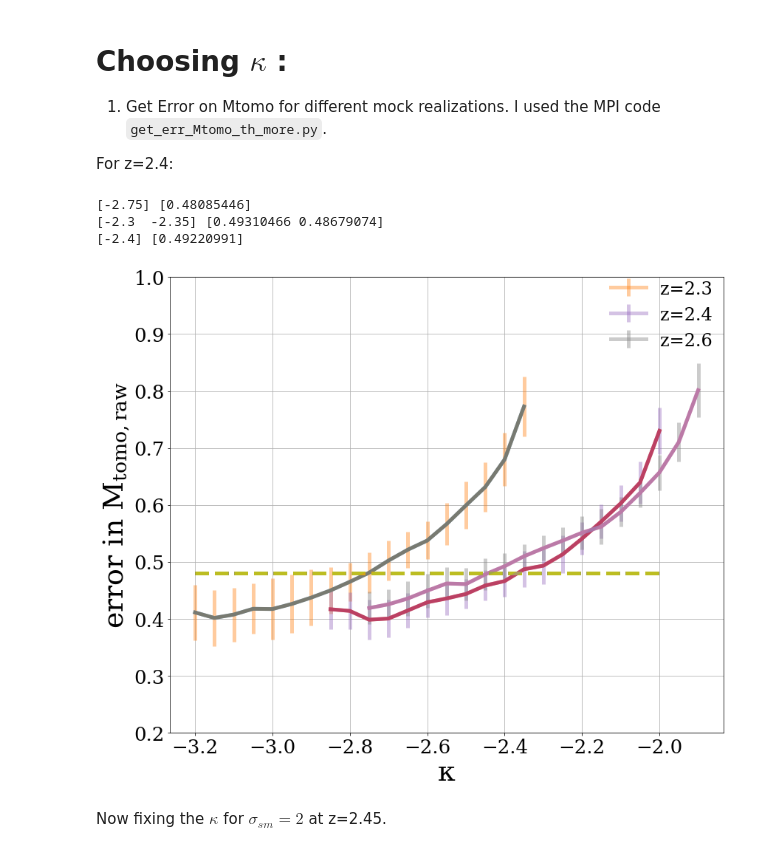
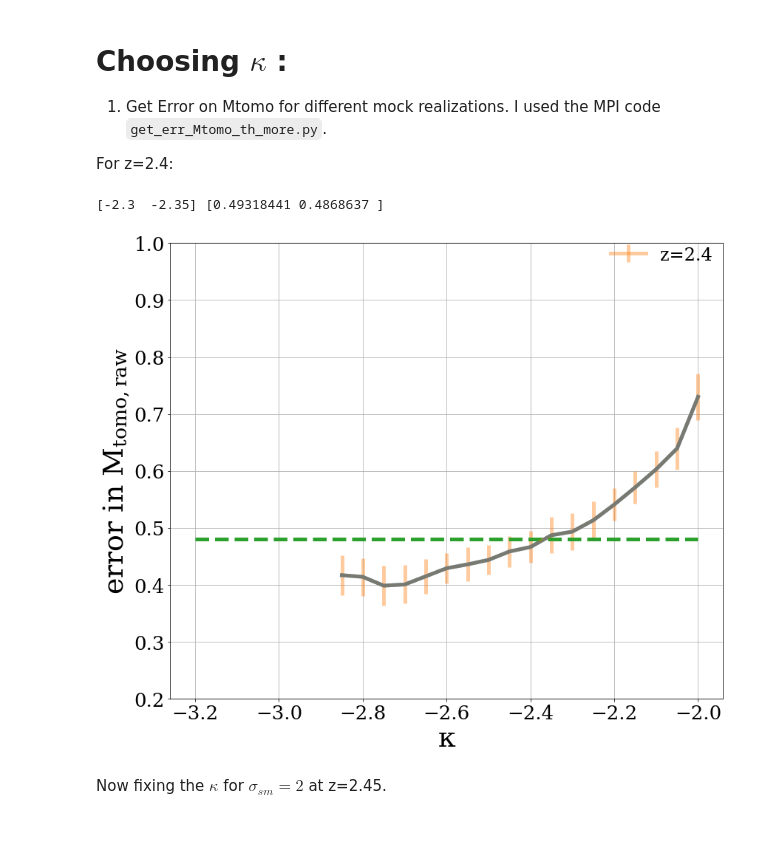
Before and after one commit to qezlou/LyTomo_Watershed, a Jupyter notebook: select_kappa_nu.ipynb, the cells around one changed output. Cells and saved outputs as stored; diff of their text form; code cells hidden in the pictures.

```diff
--- a/select_kappa_nu.ipynb
+++ b/select_kappa_nu.ipynb
@@ -197,22 +245,21 @@ def plot_err_Mtomo(ax, th, mean, std, kappa_best = -2.35, label='z=2.4'):
     ax.set_ylabel(r'$\rm error \ in \ M_{tomo, raw} $', fontsize=38)
 # %%
 fig, ax = plt.subplots(1,1, figsize=(12,10))
-lc = [2.35,2.0,1.90]
-for i, z in enumerate([2.3,2.4,2.6]):
+#lc = [2.35,2.0,1.90]
+lc = [2.0]
+for i, z in enumerate([2.4]):
     with h5py.File('./thresh/error_Mtomo_mocks_z'+str(z)+'_sigma4.hdf5','r') as f:
         th = -1*np.arange(lc[i],lc[i]+0.9, 0.05)
         nrange = np.arange(1,20,1)
         mean = np.mean(f['Mtomo_err'][0::,:], axis=0)
         std =  np.std(f['Mtomo_err'][0::,:], axis=0)
         plot_err_Mtomo(ax, th, mean, std, lc[i], label='z='+str(z))
 fig.legend()
 plt.tight_layout()
 #plt.savefig('err_Mtomo_thresh.pdf')
 # %% [output]
-[-2.75] [0.48085446]
-[-2.3  -2.35] [0.49310466 0.48679074]
-[-2.4] [0.49220991]
+[-2.3  -2.35] [0.49318441 0.4868637 ]
-[figure, old version]
+[figure, new version]
 # %% [markdown]
 Now fixing the $\kappa$ for $\sigma_{sm} = 2$ at z=2.45.
 # %%
```
Also changed, not shown: parts of 8 cells of this notebook.
